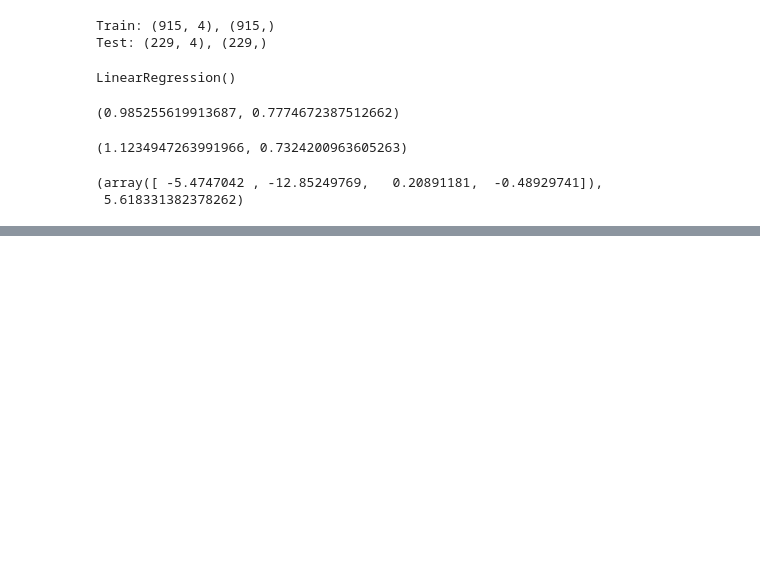
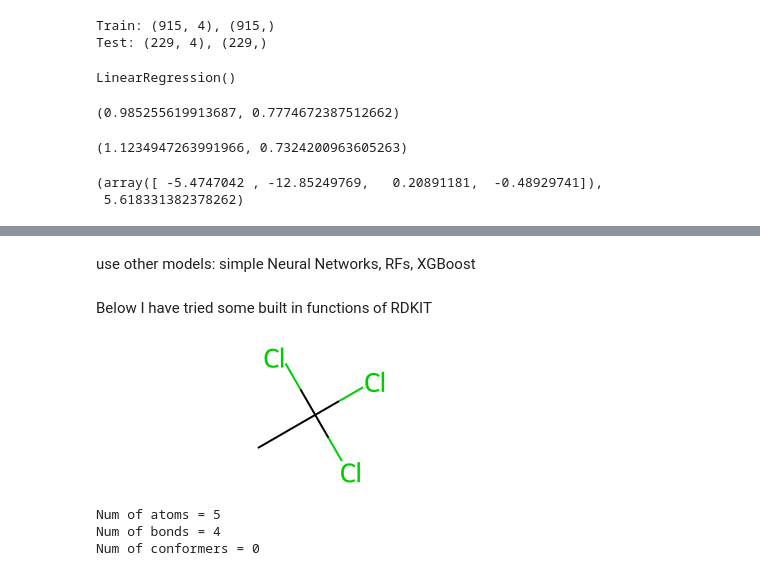
Before and after one commit to 2253shubham/Machine_Learning_personal_learning, a Jupyter notebook: learning_2_Delaney_dataset.ipynb, the cells around one changed output, grey strips where cells are left out. Saved outputs shown, nothing was run; the diff lists cells and outputs as text; code cells hidden in the pictures; blank space fills up the shorter version.

```diff
--- a/learning_2_Delaney_dataset.ipynb
+++ b/learning_2_Delaney_dataset.ipynb
@@ -106,0 +127,18 @@ fig.show()
+# %% [markdown]
+use other models: simple Neural Networks, RFs, XGBoost
+# %% [markdown]
+Below I have tried some built in functions of RDKIT
+# %%
+# Playing with molecular fingerprints using RDKIT
+mol[1]
+# %% [output]
+[figure, added]
+# %%
+# Getting molecule properties
+print(f"Num of atoms = {mol[1].GetNumAtoms()}")
+print(f"Num of bonds = {mol[1].GetNumBonds()}")
+print(f"Num of conformers = {mol[1].GetNumConformers()}")
+# %% [output]
+Num of atoms = 5
+Num of bonds = 4
+Num of conformers = 0
```
Also changed, not shown: parts of 38 cells of this notebook.
